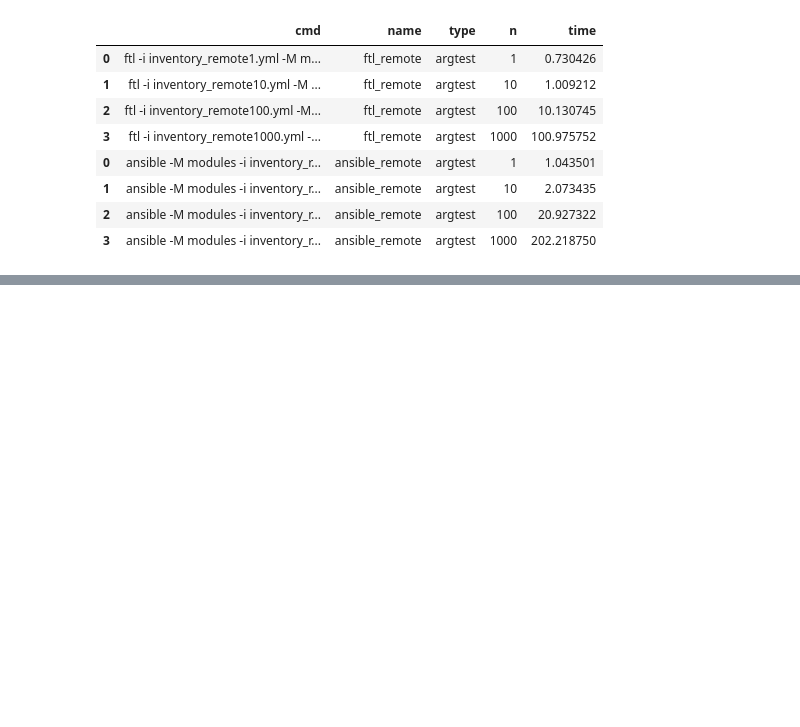
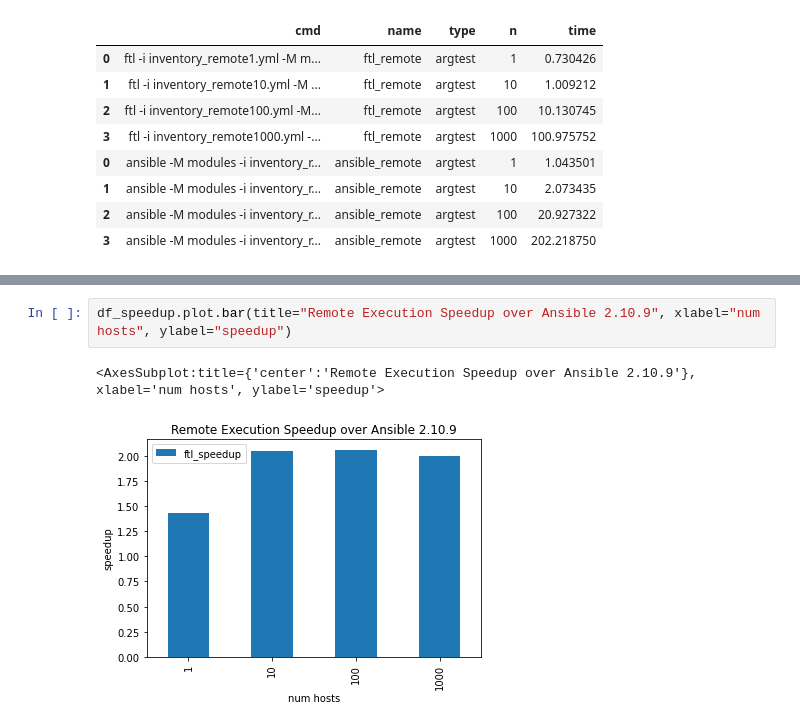
Before and after one commit to benthomasson/faster-than-light, a Jupyter notebook: blog/0006-Performance.ipynb, the cells around one changed output, grey strips where cells are left out. Saved outputs shown, nothing was run; the diff lists cells and outputs as text; blank space fills up the shorter version.

```diff
--- a/blog/0006-Performance.ipynb
+++ b/blog/0006-Performance.ipynb
@@ -86,0 +89,5 @@ df_speedup.plot.bar(title="Speedup over Ansible 2.10.9", xlabel="num hosts", yla
+# %%
+df_speedup.plot.bar(title="Remote Execution Speedup over Ansible 2.10.9", xlabel="num hosts", ylabel="speedup")
+# %% [output]
+<AxesSubplot:title={'center':'Remote Execution Speedup over Ansible 2.10.9'}, xlabel='num hosts', ylabel='speedup'>
+[figure, added]
```
Also changed, not shown: parts of 9 cells of this notebook.
